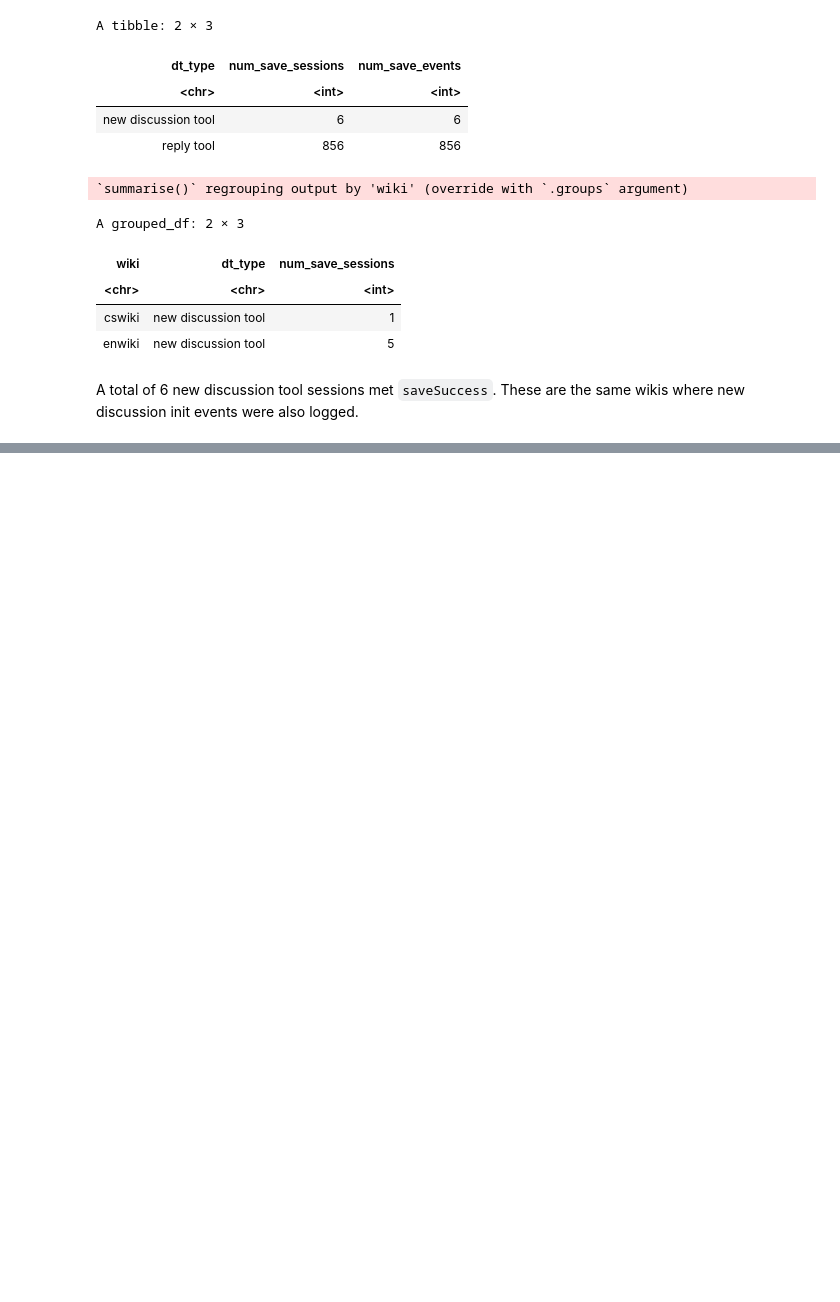
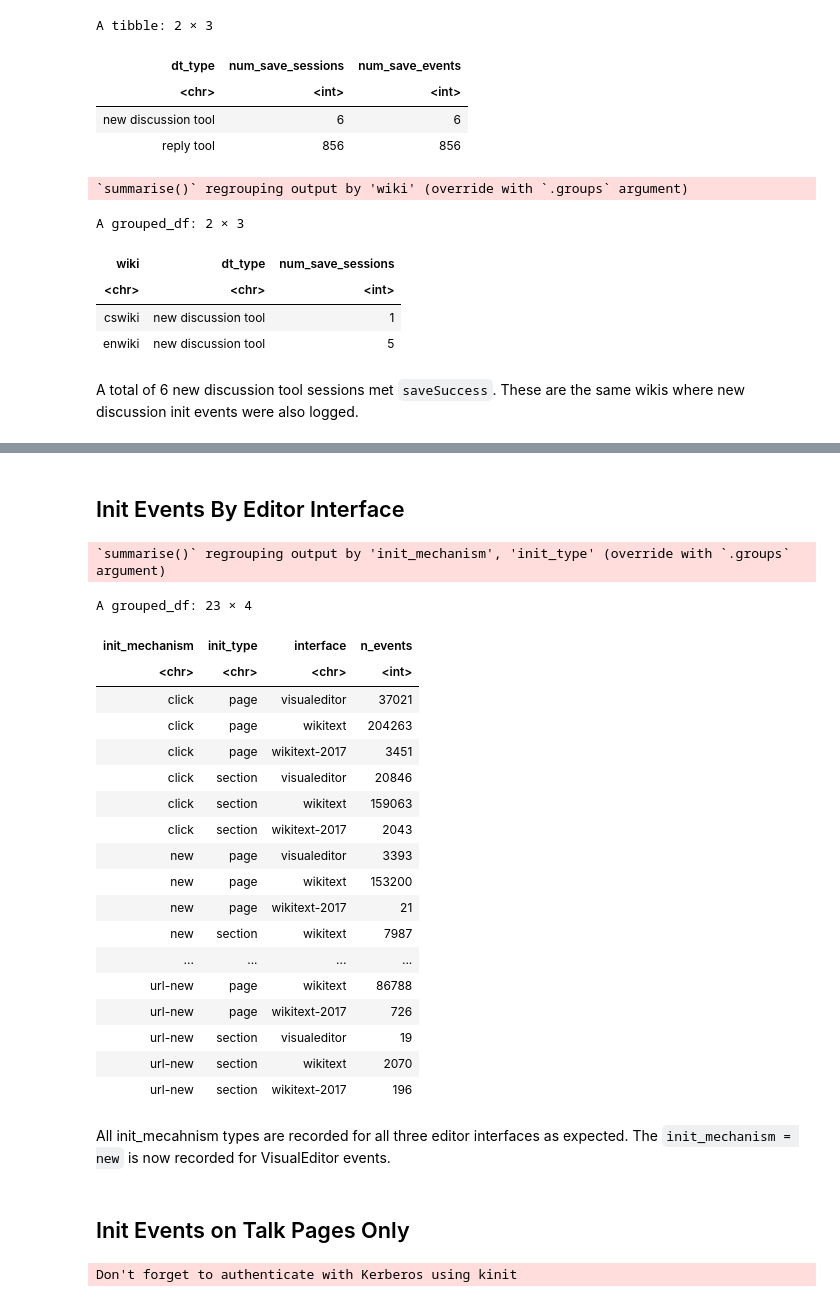
Before and after one commit to wikimedia-research/New-discussion-tool-analysis-2020, a Jupyter notebook: QA/new_discussion_tool_event_qa.ipynb, the cells around one changed output, grey strips where cells are left out. Saved outputs shown, nothing was run; the diff lists cells and outputs as text; code cells hidden in the pictures; blank space fills up the shorter version.

```diff
--- a/QA/new_discussion_tool_event_qa.ipynb
+++ b/QA/new_discussion_tool_event_qa.ipynb
@@ -222,0 +242,32 @@ A total of 6 new discussion tool sessions met `saveSuccess`. These are the same
+# %%
+# Collect all init events by date since deployment
+query <-
+"
+SELECT
+  CONCAT(year, '-', LPAD(month, 2, '0'), '-', LPAD(day, 2, '0')) as edit_dt,
+  wiki AS wiki,
+  event.editing_session_id AS session_id,
+  event.editor_interface as interface,
+  event.init_mechanism as init_mechanism,
+  event.init_type as init_type,
+  event.integration as integration,
+  COUNT(*) as n_events
+FROM event.editattemptstep
+WHERE
+  event.action = 'init'
+  AND year = 2021
+-- review events following deployment
+  AND dt >= '2021-02-15'
+  AND event.platform = 'desktop'
+GROUP BY
+  CONCAT(year, '-', LPAD(month, 2, '0'), '-', LPAD(day, 2, '0')),
+  wiki,
+  event.editing_session_id,
+  event.init_mechanism,
+  event.editor_interface,
+  event.init_mechanism,
+  event.init_type,
+  event.integration
+"
+# %%
+collect_init_events_all <- wmfdata::query_hive(query)
@@ -222,0 +328,33 @@ A total of 6 new discussion tool sessions met `saveSuccess`. These are the same
+# %% [markdown]
+## Init Events By Editor Interface
+# %%
+init_events_byinterface <- collect_init_events_all %>%
+    group_by(init_mechanism, init_type, interface) %>%
+    summarise(n_events = sum(n_events))
+
+init_events_byinterface
+# %% [output]
+`summarise()` regrouping output by 'init_mechanism', 'init_type' (override with `.groups` argument)
+A grouped_df: 23 × 4
+| init_mechanism | init_type | interface | n_events |
+| <chr> | <chr> | <chr> | <int> |
+| click | page | visualeditor | 37021 |
+| click | page | wikitext | 204263 |
+| click | page | wikitext-2017 | 3451 |
+| click | section | visualeditor | 20846 |
+| click | section | wikitext | 159063 |
+| click | section | wikitext-2017 | 2043 |
+| new | page | visualeditor | 3393 |
+| new | page | wikitext | 153200 |
+| new | page | wikitext-2017 | 21 |
+| new | section | wikitext | 7987 |
+| ... | ... | ... | ... |
+| url-new | page | wikitext | 86788 |
+| url-new | page | wikitext-2017 | 726 |
+| url-new | section | visualeditor | 19 |
+| url-new | section | wikitext | 2070 |
+| url-new | section | wikitext-2017 | 196 |
+# %% [markdown]
+All init_mecahnism types are recorded for all three editor interfaces as expected. The `init_mechanism = new` is now recorded for VisualEditor events.
+# %% [markdown]
+## Init Events on Talk Pages Only
@@ -222,0 +394,4 @@ A total of 6 new discussion tool sessions met `saveSuccess`. These are the same
+# %%
+collect_init_events_talkonly <- wmfdata::query_hive(query)
+# %% [output]
+Don't forget to authenticate with Kerberos using kinit
```
Also changed, not shown: parts of 23 cells of this notebook.
